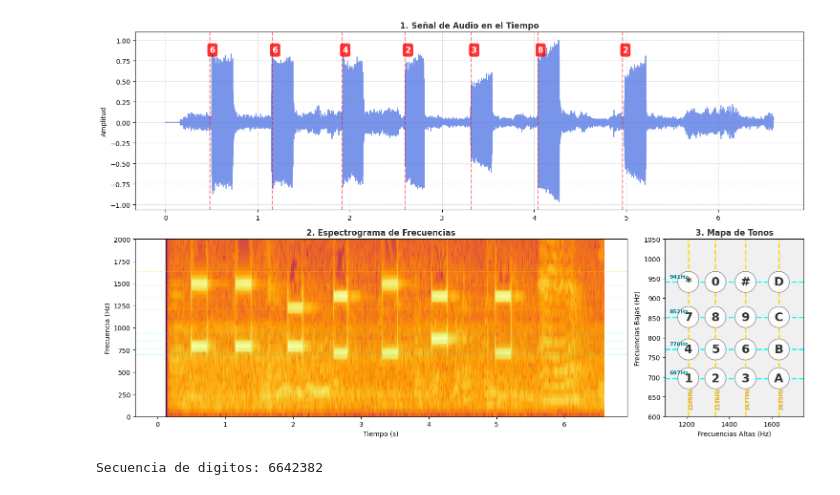
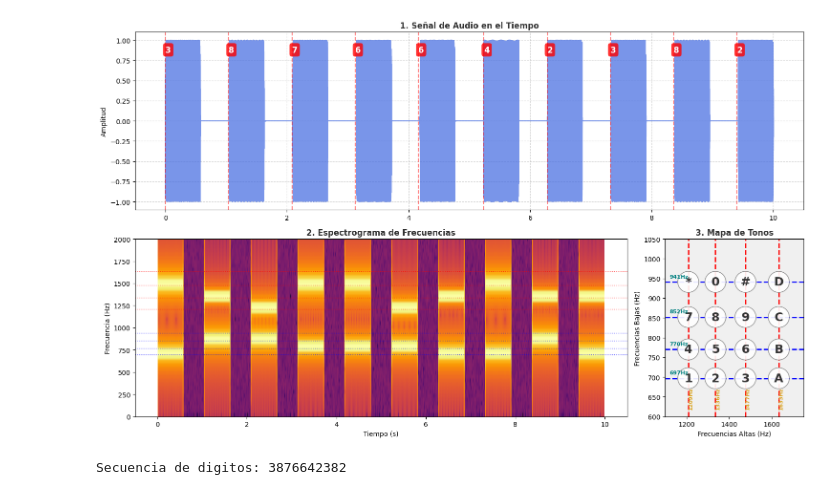
Before and after one commit to Tadeo-AR26/DTMFsignaling, a Jupyter notebook: main.ipynb, the cells around one changed output. Saved outputs shown, nothing was run; the diff lists cells and outputs as text; code cells hidden in the pictures.

```diff
--- a/main.ipynb
+++ b/main.ipynb
@@ -185,16 +8,17 @@ def visualizar_resultados(audio, tasa, detecciones):
 # %%
-tasa, datos = wavfile.read("audios/cel_Mauri.wav")
+archivo = "audios/audioLimpio.wav"
+tasa, datos = wavfile.read(archivo)
 if len(datos.shape) > 1:
     datos = datos[:, 0]  # Usar solo un canal si es estéreo
 
 # Normalizar los datos para que el umbral funcione constante
 datos = datos / np.max(np.abs(datos) + 1e-10)  # Evitar división por cero
 
 detecciones = decodificar_dtmf(datos, tasa, ventana_ms=40, umbral=5000)
 
 secuencia_final = visualizar_resultados(datos, tasa, detecciones)
 
 print(f"Secuencia de digitos: {secuencia_final}")
 # %% [output]
-[figure, old version]
+[figure, new version]
-Secuencia de digitos: 6642382
+Secuencia de digitos: 3876642382
```
Also changed, not shown: parts of 6 cells of this notebook, 4 other files.
